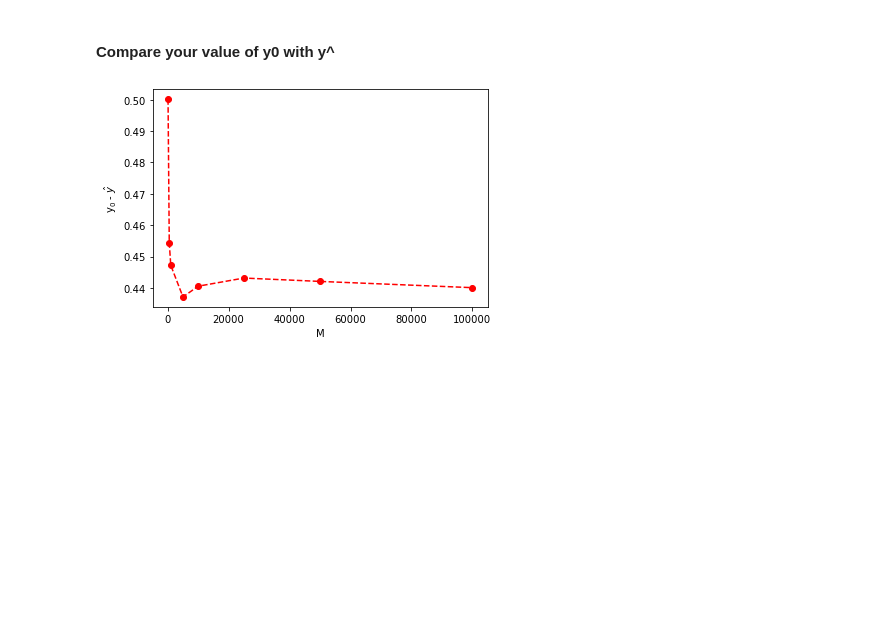
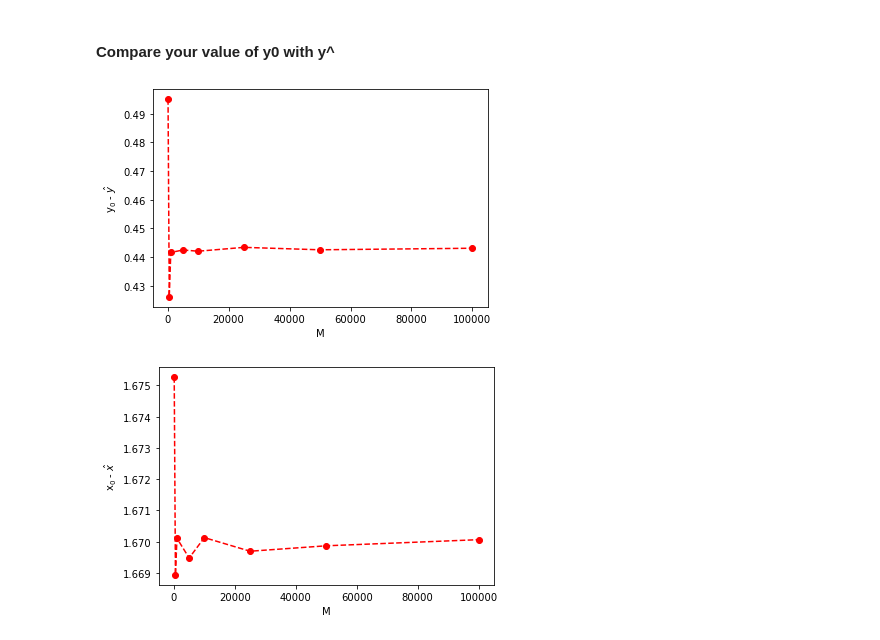
Before and after one commit to ccochato/cnm_final_project, a Jupyter notebook: FINAL_PROJECT_BOOTSTRAPPING-Part2.ipynb, the cells around one changed output. Drawn from its saved outputs; the diff is of its cells as text; code cells hidden in the pictures; blank space fills up the shorter version.

```diff
--- a/FINAL_PROJECT_BOOTSTRAPPING-Part2.ipynb
+++ b/FINAL_PROJECT_BOOTSTRAPPING-Part2.ipynb
@@ -231,21 +231,30 @@ plt.show()
 # %%
 Ms = [100,500, 1000, 5000, 10000,  25000, 50000, 100000]
 y0s = []
+x0s = []
 for k in Ms:
-    y_hat = []
+    x_hat, y_hat = [], []
     for i in range(k):
         x_d , y_d = [] , []
         for j in range(len(x)):
             # random.randn produce random numbers with Gaussian distribution
             x_d.append(x[j] + sx[j]*np.random.randn())
             y_d.append(y[j] + sy[j]*np.random.randn())
         # Calculate the slope and interception of each resampling dataset.
         y0_b, m_b = slope_inter2(x_d, y_d)
         y_hat.append(np.abs(y0_b - weighted_av(y_d, sy)))
+        x_hat.append(np.abs(np.mean(x_d) - weighted_av(x_d, sx)))
     y0s.append( np.mean(y_hat))
+    x0s.append( np.mean(x_hat))
 plt.plot(Ms, y0s, "or--")
 plt.xlabel('M')
 plt.ylabel('y$_0$ - $\hat{y}$')
 plt.show()
+
+plt.plot(Ms, x0s, "or--")
+plt.xlabel('M')
+plt.ylabel('x$_0$ - $\hat{x}$')
+plt.show()
 # %% [output]
-[figure, old version]
+[figure, new version]
+[figure, added]
```
Also changed, not shown: parts of 4 cells of this notebook.
